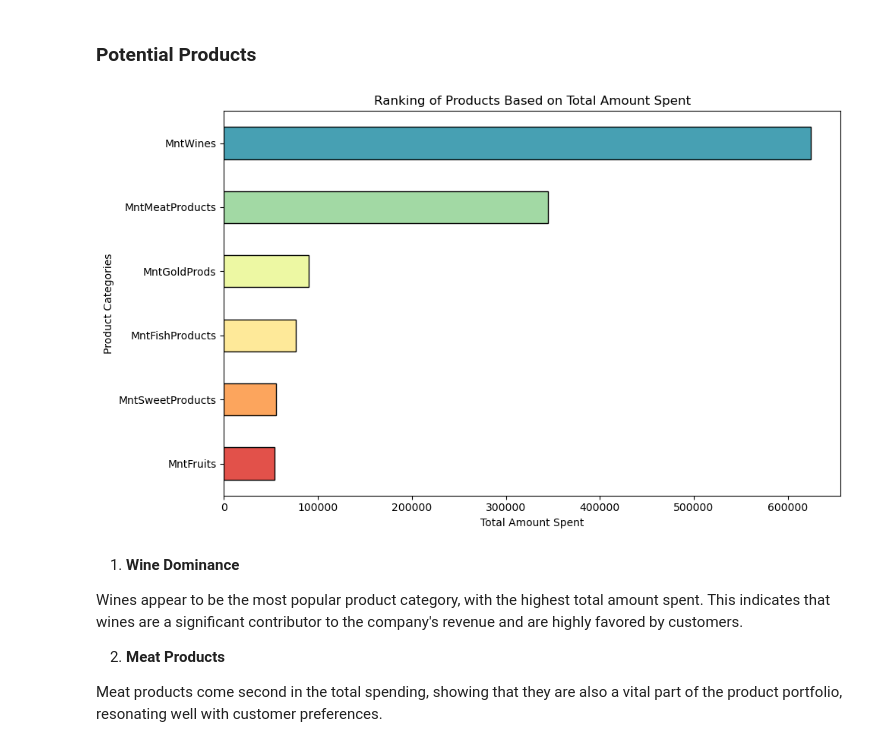
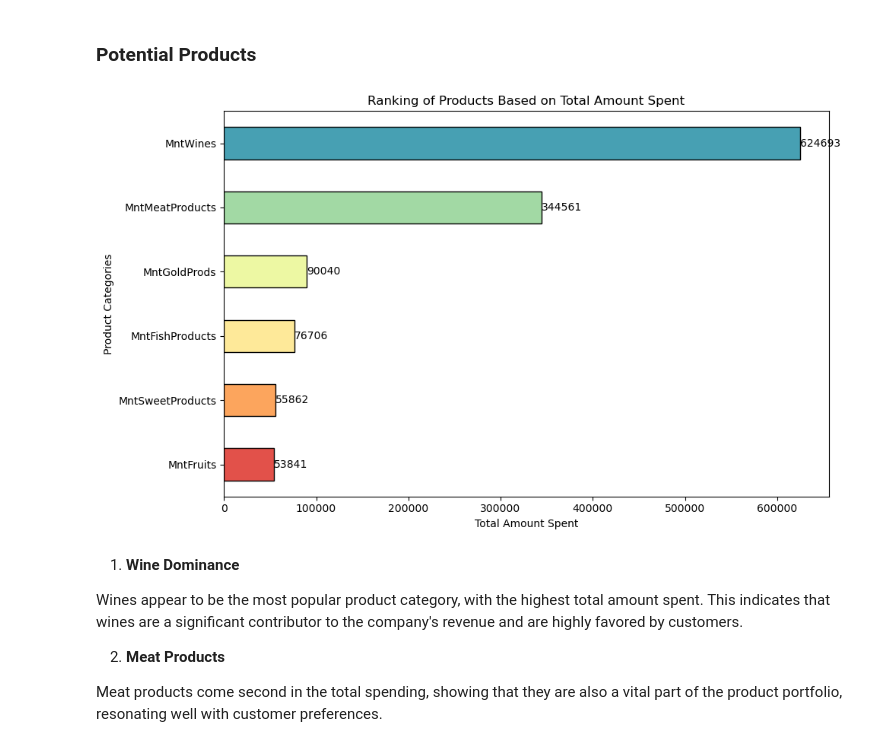
Before and after one commit to fathimahyasmin/Supermarket-Customer-Analysis, a Jupyter notebook: DataAnalysis.ipynb, the cells around one changed output. Drawn from its saved outputs; the diff is of its cells as text; code cells hidden in the pictures.

```diff
--- a/v4analysis__.ipynb
+++ b/DataAnalysis.ipynb
@@ -366,7 +434,7 @@ Let's break down for each campaign.
 The results of this hypothesis testing are also strengthened by the following boxplot visualization.
 # %%
 
-product_columns = ['MntWines', 'MntFruits', 'MntMeatProducts', 'MntFishProducts', 'MntSweetProducts']
+product_columns = ['MntWines', 'MntFruits', 'MntMeatProducts', 'MntFishProducts', 'MntSweetProducts', 'MntGoldProds']
 
 colors = ["#fdce7c", "#96d5a4"]
 
@@ -486,4 +563,7 @@
 #### **1. How is the demographic distribution of the customer?**
 
 To begin, let’s delve into the demographic composition of our customer base by examining the distribution within each demographic category. We'll examine through four key facets : education, age group, income class, and family size. This visualization aims to give the big picture of customers characteristics.
+# %%
+df_x = df_copy.copy()
+df_x['IncomeClass'] = df_x['IncomeClass'].replace(['Rich', 'Upper Middle'], 'Other')
 # %%
@@ -720,27 +807,32 @@ Overall, it appears that the type of products purchased across each category is
 channels = ['NumWebPurchases', 'NumCatalogPurchases', 'NumStorePurchases']
 cust_group = ['Age_Group', 'FamilySize', 'IncomeClass', 'Education']
 
-# creating grid & specify size
+
 fig, axs = plt.subplots(2, 2, figsize=(20, 12))
 plt.tight_layout(pad=5.0)
 
-# creating title
 fig.suptitle('Sales Channel Preferences by Different Customer Groups', fontsize=16, y=1.02, fontweight='bold')
 
-# looping through cust_group for grouping and plotting
 for i, group in enumerate(cust_group):
-    # calculating position
+
     row = i // 2
     col = i % 2
-    # prepare data
+
     grouped_data = df_copy.groupby(group)[channels].median().reset_index().melt(id_vars=[group])
-    # creating barplot
-    sns.barplot(data=grouped_data, x=group, y='value', hue='variable', palette='Spectral_r', ax=axs[row, col], edgecolor='black')
-    # creating title for each plot
+
+    ax = sns.barplot(data=grouped_data, x=group, y='value', hue='variable', palette='Spectral_r', ax=axs[row, col], edgecolor='black')
+
     axs[row, col].set_title(f'Sales Channel Preference by {group}')
     axs[row, col].set_xlabel(group)
     axs[row, col].set_ylabel('Purchasing Frequency')
     axs[row, col].legend(title='Sales Channel')
 
+    for p in ax.patches:
+        ax.annotate(f'{int(p.get_height())}',
+                    (p.get_x() + p.get_width() / 2., p.get_height()),
+                    ha = 'center', va = 'center',
+                    xytext = (0, 9),
+                    textcoords = 'offset points')
+
 plt.show()
 # %% [output]
@@ -788,12 +880,19 @@ for i, group in enumerate(cust_group):
     row = i // 2
     col = i % 2
     grouped_data = df_copy.groupby(group)[deals].median().reset_index().melt(id_vars=[group])
-    sns.barplot(data=grouped_data, x=group, y='value', palette='Spectral_r', ax=axs[row, col], edgecolor='black')
+    ax = sns.barplot(data=grouped_data, x=group, y='value', palette='Spectral_r', ax=axs[row, col], edgecolor='black')
     axs[row, col].set_title(f'Deals Respons by {group}')
     axs[row, col].set_xlabel(group)
     axs[row, col].set_ylabel('Purchasing Frequency')
     axs[row, col].legend(title='Sales Channel')
 
+    for p in ax.patches:
+        ax.annotate(f'{int(p.get_height())}',
+                    (p.get_x() + p.get_width() / 2., p.get_height()),
+                    ha = 'center', va = 'center',
+                    xytext = (0, 9),
+                    textcoords = 'offset points')
+
 plt.show()
 # %% [output]
 No artists with labels found to put in legend.  Note that artists whose label start with an underscore are ignored when legend() is called with no argument.
@@ -968,26 +1070,27 @@ These insights can guide marketing strategies by highlighting the importance of
 # %%
 product_columns = ['MntWines', 'MntFruits', 'MntMeatProducts', 'MntFishProducts', 'MntSweetProducts', 'MntGoldProds']
 total_amount_spent = df_copy[product_columns].sum()
 
 product_ranking = total_amount_spent.sort_values(ascending=False)
 
 colors = sns.color_palette("Spectral", len(product_ranking))
 
 plt.figure(figsize=(10, 6))
-product_ranking.sort_values().plot(kind='barh', color=colors, edgecolor='black')
+ax = product_ranking.sort_values().plot(kind='barh', color=colors, edgecolor='black')
 
 plt.ylabel('Product Categories')
 plt.xlabel('Total Amount Spent')
 plt.title('Ranking of Products Based on Total Amount Spent')
 
+# Adding annotations at the end of each bar
 for i in ax.patches:
-    ax.text(i.get_width(), i.get_y() + i.get_height() / 2,
+    ax.text(i.get_width(), i.get_y() + i.get_height()/2,
             f'{int(i.get_width())}', va='center', ha='left', fontsize=10)
 
 plt.tight_layout()
 plt.show()
 # %% [output]
-[figure, old version]
+[figure, new version]
 # %% [markdown]
 1. **Wine Dominance**
 
```
Also changed, not shown: parts of 39 cells of this notebook, 3 other files.
